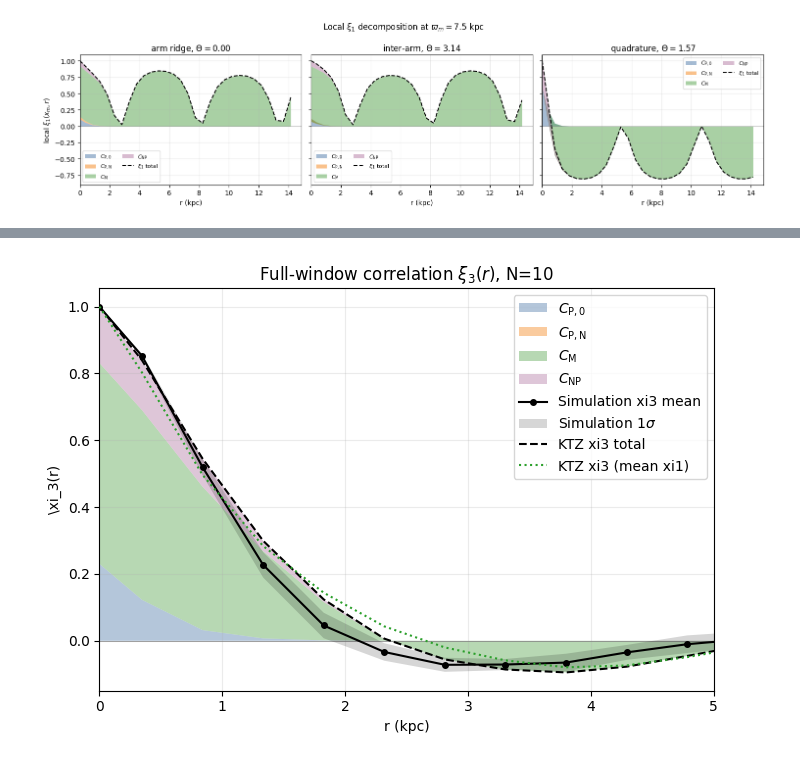
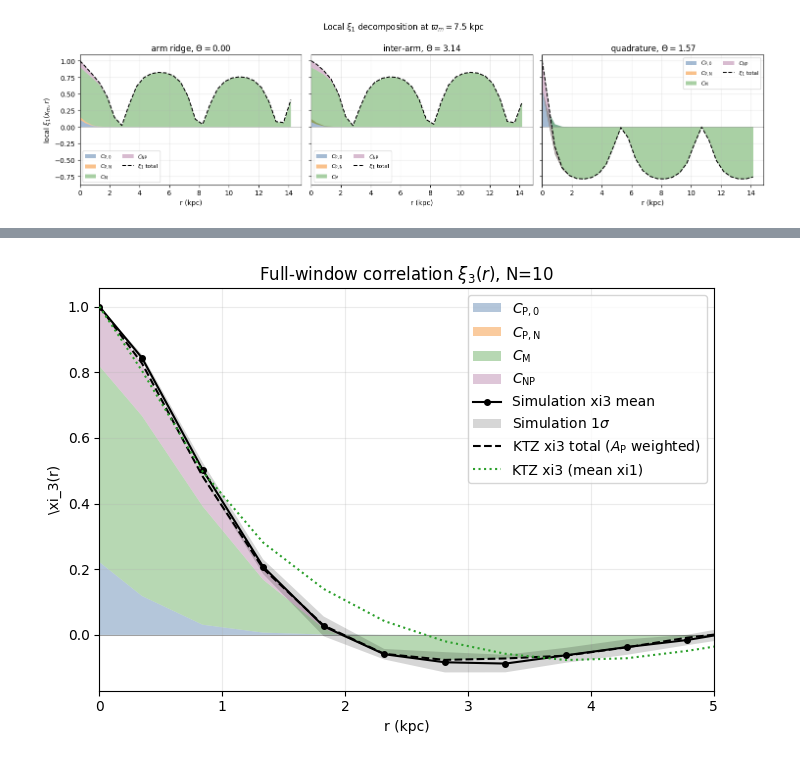
Before and after one commit to Meowwish/KTZ_Theory_z_fluctuation_III, a Jupyter notebook: KTZ_validation.ipynb, the cells around one changed output, grey strips where cells are left out. Drawn from its saved outputs; the diff is of its cells as text; code cells hidden in the pictures.

Commit message:
Fix xi3 theory weighting

```diff
--- a/KTZ_validation.ipynb
+++ b/KTZ_validation.ipynb
@@ -758,8 +789,9 @@ plt.show()
 # %%
 # %% Block 8: xi3(r) over the full observing window
 # xi3 averages over all valid midpoint radii and separation directions.
-# The simulation and KTZ curves both use the pair-product estimator so that
-# they are directly comparable after radial-background subtraction.
+# The simulation and KTZ curves both use the pair-product estimator.
+# Because xi3 mixes radii, the KTZ average keeps the physical
+# $A_{\rm P}(\varpi)$ covariance weight before normalization.
 
 num_pairs_xi3 = 150000
 
@@ -810,12 +842,17 @@ def xi3_KTZ_components(r, Nvarpi=30, Nphi=20, Npsi=20, estimator="pair_product")
     phi_arr = np.linspace(0, 2*np.pi, Nphi, endpoint=False)
     psi_arr = np.linspace(0, 2*np.pi, Npsi, endpoint=False)
     sample_parts = []
+    sample_weights = []
     for varpi in varpi_arr:
+        weight = A_P_factor(varpi)
         for phi in phi_arr:
             for psi in psi_arr:
                 if endpoint_window_ok(varpi, phi, r, psi):
                     sample_parts.append(local_cov_component_parts(varpi, phi, r, psi))
-    return _component_average_from_samples(sample_parts, estimator=estimator)
+                    sample_weights.append(weight)
+    return _component_average_from_samples(
+        sample_parts, estimator=estimator, sample_weights=sample_weights
+    )
 
 def xi3_KTZ(r, Nvarpi=30, Nphi=20, Npsi=20, estimator="pair_product"):
     comps = xi3_KTZ_components(r, Nvarpi=Nvarpi, Nphi=Nphi, Npsi=Npsi, estimator=estimator)
@@ -829,32 +866,32 @@ xi3_ktz_meanxi = np.array([xi3_KTZ(r, estimator="mean_xi") for r in r_centers])
 fig, ax = plt.subplots(figsize=(7, 5))
 r_plot = np.concatenate([[0.0], r_centers])
 sim_plot = np.concatenate([[1.0], xi3_sim_mean])
 sim_std = np.concatenate([[0.0], xi3_sim_std])
 ktz_plot = np.concatenate([[1.0], xi3_ktz])
 ktz_meanxi_plot = np.concatenate([[1.0], xi3_ktz_meanxi])
 
 xi3_comp0 = xi3_KTZ_components(0.0, estimator="pair_product")
 xi3_comp_plot = {
     name: np.concatenate([[xi3_comp0[name]], xi3_ktz_components[name]])
     for name in component_order
 }
 plot_theory_component_stack(ax, r_plot, xi3_comp_plot)
 ktz_plot = sum(xi3_comp_plot[name] for name in component_order)
 
 ax.plot(r_plot, sim_plot, 'o-', color='black', ms=4, label='Simulation xi3 mean', zorder=4)
 ax.fill_between(r_plot, sim_plot-sim_std, sim_plot+sim_std,
                 color='black', alpha=0.16, linewidth=0,
                 label=r'Simulation $1\sigma$', zorder=3)
-ax.plot(r_plot, ktz_plot, 'k--', lw=1.5, label='KTZ xi3 total', zorder=5)
+ax.plot(r_plot, ktz_plot, 'k--', lw=1.5, label=r'KTZ xi3 total ($A_{\rm P}$ weighted)', zorder=5)
 ax.plot(r_plot, ktz_meanxi_plot, ':', color='C2', label='KTZ xi3 (mean xi1)', zorder=5)
 ax.axhline(0, color='grey', lw=0.5)
 ax.set_xlabel('r (kpc)')
 ax.set_ylabel(r'\xi_3(r)')
 ax.set_xlim(0, correlation_plot_rmax)
 ax.set_title(fr'Full-window correlation $\xi_3(r)$, N={n_realizations}')
 ax.legend()
 ax.grid(alpha=0.25)
 plt.tight_layout()
 plt.show()
 # %% [output]
-[figure, old version]
+[figure, new version]
```
Also changed, not shown: parts of 5 cells of this notebook.
